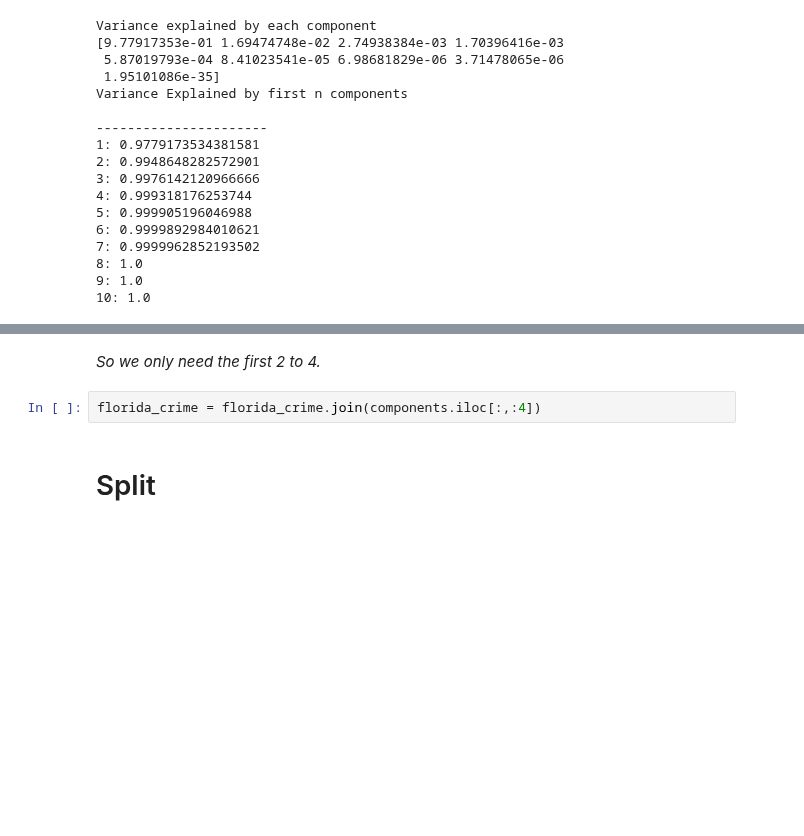
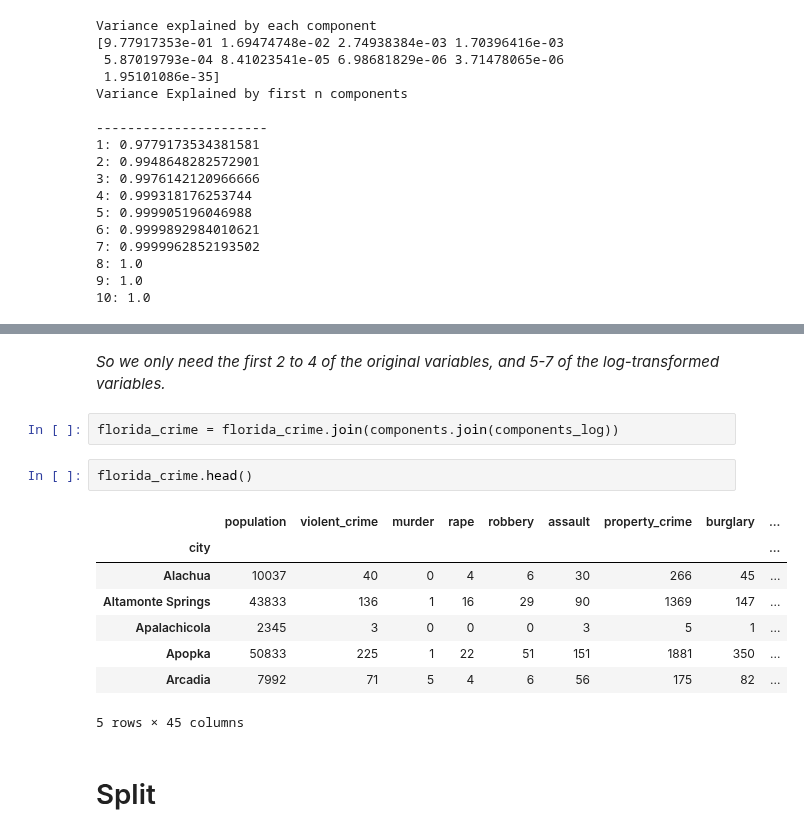
Before and after one commit to mkm29/DataScience, a Jupyter notebook: thinkful/unit/2/4/challenge_crime_regression.ipynb, the cells around one changed output, grey strips where cells are left out. Cells and saved outputs as stored; diff of their text form; blank space fills up the shorter version.

```diff
--- a/thinkful/unit/2/4/challenge_crime_regression.ipynb
+++ b/thinkful/unit/2/4/challenge_crime_regression.ipynb
@@ -162,7 +204,18 @@ Variance Explained by first n components
 # %% [markdown]
-*So we only need the first 2 to 4.*
+*So we only need the first 2 to 4 of the original variables, and 5-7 of the log-transformed variables.*
 # %%
-florida_crime = florida_crime.join(components.iloc[:,:4])
+florida_crime = florida_crime.join(components.join(components_log))
+# %%
+florida_crime.head()
+# %% [output]
+|  | population | violent_crime | murder | rape | robbery | assault | property_crime | burglary | ... |
+| city |  |  |  |  |  |  |  |  | ... |
+| Alachua | 10037 | 40 | 0 | 4 | 6 | 30 | 266 | 45 | ... |
+| Altamonte Springs | 43833 | 136 | 1 | 16 | 29 | 90 | 1369 | 147 | ... |
+| Apalachicola | 2345 | 3 | 0 | 0 | 0 | 3 | 5 | 1 | ... |
+| Apopka | 50833 | 225 | 1 | 22 | 51 | 151 | 1881 | 350 | ... |
+| Arcadia | 7992 | 71 | 5 | 4 | 6 | 56 | 175 | 82 | ... |
+5 rows × 45 columns
 # %% [markdown]
 # Split
 # %%
```
Also changed, not shown: parts of 17 cells of this notebook.
